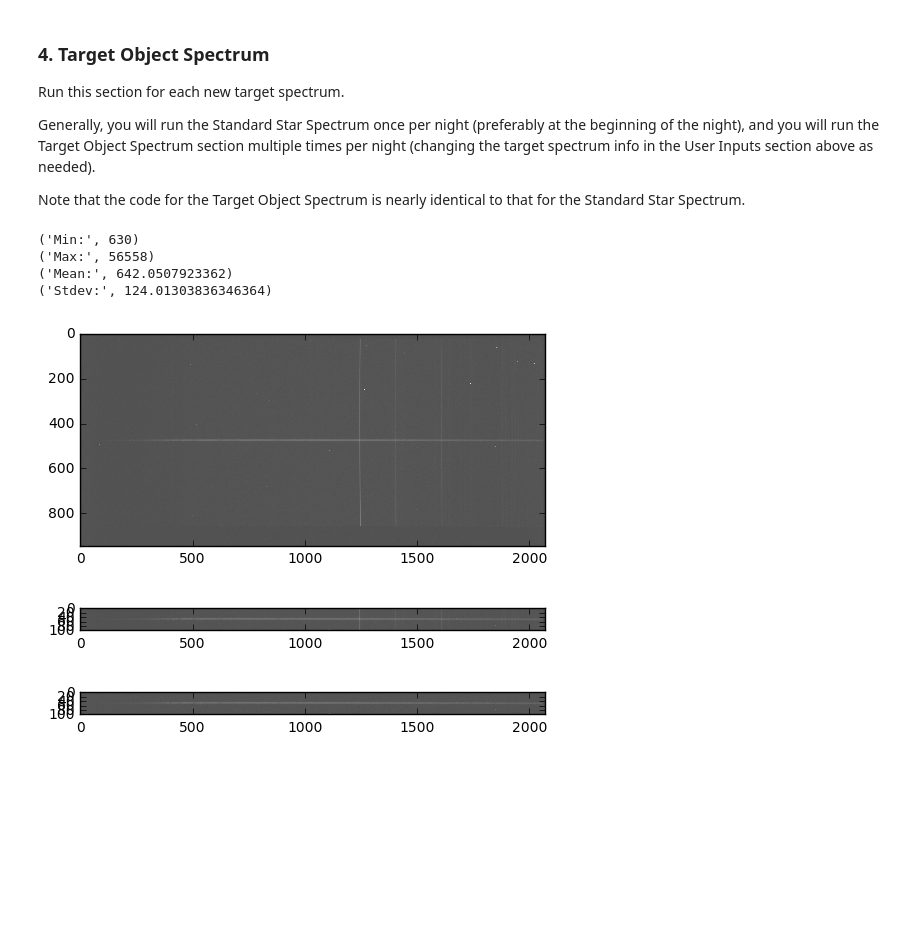
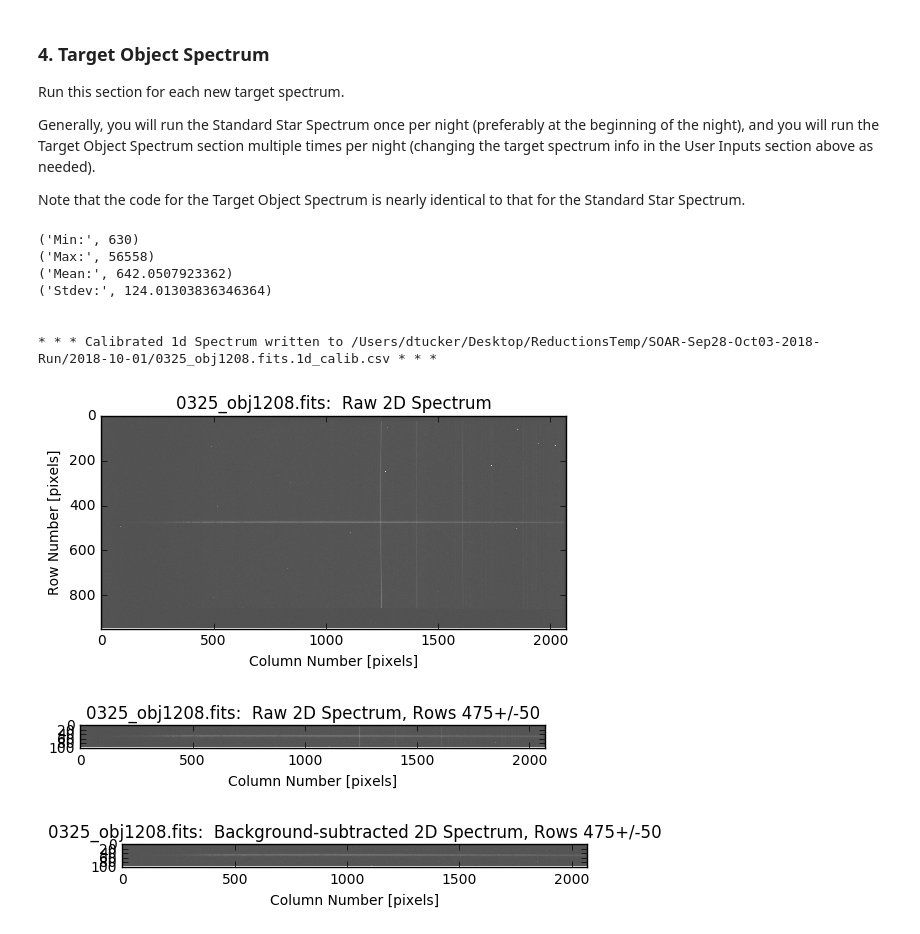
Before and after one commit to DouglasLeeTucker/SOAR_Goodman_QuickReduce, a Jupyter notebook: notebooks/SOAR_Goodman_QR_Notebook.ipynb, the cells around one changed output. Drawn from its saved outputs; the diff is of its cells as text; code cells hidden in the pictures; blank space fills up the shorter version.

```diff
--- a/notebooks/SOAR_Goodman_QR_Notebook.ipynb
+++ b/notebooks/SOAR_Goodman_QR_Notebook.ipynb
@@ -327,7 +396,17 @@ Generally, you will run the Standard Star Spectrum once per night (preferably at
 
 Note that the code for the Target Object Spectrum is nearly identical to that for the Standard Star Spectrum.
 # %%
-# Target Object Spectrum...
+############################################################################
+#
+# Deal with Goodman configuration...
+#
+#############################################################################
+
+# Effective dispersion for this grating and binning...
+dispersion = binSize_wave*dispersion_nonbinned[grating]
+# Wavelength corresponding to spectrum bin 0:
+wavelength0 = wave1 - dispersion*col1  # Will typically be around 3100 for "400_WD" configuration
+
 
 #############################################################################
 #
@@ -336,15 +415,13 @@ Note that the code for the Target Object Spectrum is nearly identical to that fo
 #############################################################################
 
 inputFile = t_inputFile
-calibFile = t_calibFile
-outputFile = t_outputFile
+calibFile = ss_inputFile+'.calib.csv'
+outputFile = inputFile+'.1d_calib.csv'
 
-aper_row_center = t_aper_row_center
-aper_row_min = t_aper_row_min
-aper_row_max = t_aper_row_max
-
-small_plot_row_min = t_small_plot_row_min
-small_plot_row_max = t_small_plot_row_max
+aper_row_min = t_aper_row_center - t_delta_aper_row
+aper_row_max = t_aper_row_center + t_delta_aper_row
+small_plot_row_min = t_aper_row_center - t_delta_plot_row
+small_plot_row_max = t_aper_row_center + t_delta_plot_row
 
 image_data = fits.getdata(inputFile)
 
@@ -358,9 +435,18 @@ vmax = np.mean(image_data) + 2.*np.std(image_data)
 
 plt.figure(1)
 plt.imshow(image_data, cmap='gray', vmin=vmin, vmax=vmax)
+plt.xlabel("Column Number [pixels]")
+plt.ylabel("Row Number [pixels]")
+title="""%s:  Raw 2D Spectrum""" % (os.path.basename(inputFile))
+plt.title(title)
+
 plt.figure(2)
 plt.imshow(image_data[small_plot_row_min:small_plot_row_max,:],
            cmap='gray', vmin=vmin, vmax=vmax)
+plt.xlabel("Column Number [pixels]")
+title="""%s:  Raw 2D Spectrum, Rows %d+/-%d""" % \
+    (os.path.basename(inputFile), t_aper_row_center, t_delta_plot_row)
+plt.title(title)
 
 median1d = np.median(image_data[small_plot_row_min:small_plot_row_max,:],axis=0)
 
@@ -372,9 +458,14 @@ vmin = 0.00 - np.std(image_data)
 vmax = 0.00 + 2.*np.std(image_data)
 
 
-plt.figure(5)
+plt.figure(3)
 plt.imshow(new_image_data[small_plot_row_min:small_plot_row_max,:],
            cmap='gray', vmin=vmin, vmax=vmax)
+plt.xlabel("Column Number [pixels]")
+title="""%s:  Background-subtracted 2D Spectrum, Rows %d+/-%d""" % \
+    (os.path.basename(inputFile), t_aper_row_center, t_delta_plot_row)
+plt.title(title)
+
 
 sum1d = np.sum(new_image_data[aper_row_min:aper_row_max,:],axis=0)
 
@@ -394,7 +485,7 @@ wave_smoothed = df_sum1d_smoothed.wavelength.values
 sum1d_smoothed = df_sum1d_smoothed.counts.values
 
 
-plt.figure(6)
+plt.figure(4)
 plt.plot(x, sum1d, 'g-',
          x_smoothed, sum1d_smoothed, 'y-')
 plt.legend(['original spacing',
@@ -402,14 +493,20 @@ plt.legend(['original spacing',
            loc='best')
 plt.xlabel("""column # [pixel]""")
 plt.ylabel("counts")
+title="""%s:  Background-subtracted 1D Spectrum, Rows %d+/-%d""" % \
+    (os.path.basename(inputFile), t_aper_row_center, t_delta_aper_row)
+plt.title(title)
 plt.grid(True)
 
-plt.figure(7)
+plt.figure(5)
 plt.plot(wave_smoothed, sum1d_smoothed, 'b-')
 plt.legend(['5-point running median'],
            loc='best')
 plt.xlabel("""wavelength [$\AA$]""")
 plt.ylabel("counts")
+title="""%s:  Background-subtracted 1D Spectrum, Rows %d+/-%d""" % \
+    (os.path.basename(inputFile), t_aper_row_center, t_delta_aper_row)
+plt.title(title)
 plt.grid(True)
 
 df_sum1d_smoothed.to_csv(outputFile, index=False)
@@ -421,37 +518,51 @@ df_sum1d_smoothed.to_csv(outputFile, index=False)
 #
 #############################################################################
 
 df_calib = pd.read_csv(calibFile)
 
 calib_interp = interpolate.interp1d(df_calib.wave.tolist(),
                                     df_calib.calib.tolist(),
                                      bounds_error=False, fill_value=0.,
                                      kind='linear')
 
 
 df_sum1d_smoothed.loc[:,'Flam'] =  df_sum1d_smoothed.loc[:,'counts'] * calib_interp(wave_smoothed)
 sum1d_smoothed_calib = df_sum1d_smoothed.Flam.values
 
 wavelo=3800.
 wavehi=7000.
 mask = ((df_sum1d_smoothed.wavelength >= 3500.) & (df_sum1d_smoothed.wavelength <= 7000.))
 fluxhi = df_sum1d_smoothed[mask].Flam.max()
 
-plt.figure(8)
+plt.figure(6)
 plt.plot(wave_smoothed, sum1d_smoothed_calib, 'b-')
 plt.legend(['calibrated spectrum'],
            loc='best')
 plt.xlim(wavelo, wavehi)
 plt.ylim(0.00,fluxhi)
-#plt.xlabel(ssSpectrum.waveunits)
-#plt.ylabel(ssSpectrum.fluxunits)
-#plt.title(os.path.basename(ssSpectrum.name))
+title="""%s:  Calibrated 1D Spectrum""" % (os.path.basename(inputFile))
+plt.title(title)
 plt.grid(True)
+
+
+wave_series = pd.Series(wave_smoothed, name='wave')
+calib_series = pd.Series(sum1d_smoothed_calib, name='flam')
+df_calib = pd.concat([wave_series,calib_series], axis=1)
+df_calib.to_csv(outputFile,index=False)
+
+print
+print
+print """* * * Calibrated 1d Spectrum written to %s * * *""" % (outputFile)
+print
+print
 # %% [output]
 ('Min:', 630)
 ('Max:', 56558)
 ('Mean:', 642.0507923362)
 ('Stdev:', 124.01303836346364)
+
+
+* * * Calibrated 1d Spectrum written to /Users/dtucker/Desktop/ReductionsTemp/SOAR-Sep28-Oct03-2018-Run/2018-10-01/0325_obj1208.fits.1d_calib.csv * * *
-[figure, old version]
+[figure, new version]
-[figure, old version]
+[figure, new version]
-[figure, old version]
+[figure, new version]
```
Also changed, not shown: parts of 11 cells of this notebook.
